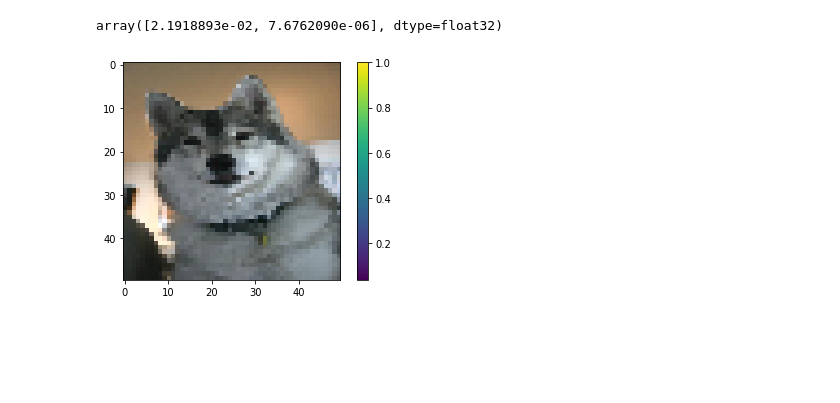
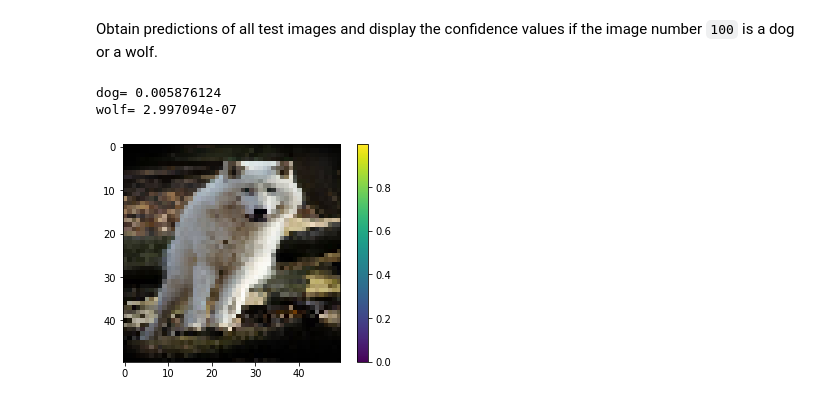
Before and after one commit to PatrikHubster/wolf-vs-wolfhound, a Jupyter notebook: wolf-vs-wolfhound.ipynb, the cells around one changed output. Cells and saved outputs as stored; diff of their text form; code cells hidden in the pictures; blank space fills up the shorter version.

```diff
--- a/wolf-vs-wolfhound.ipynb
+++ b/wolf-vs-wolfhound.ipynb
@@ -65,6 +71,7 @@ model = keras.Sequential([
     keras.layers.Conv2D(32, (3, 3), activation='relu', input_shape=(scaler.height, scaler.width, 3), padding='same'),
     keras.layers.MaxPooling2D((2,2)),
     keras.layers.Conv2D(32, (3, 3), activation='relu'),
+    keras.layers.MaxPooling2D((2,2)),
     keras.layers.Flatten(input_shape=(scaler.height, scaler.width, 3)),
     keras.layers.Dense(64, activation='relu'),
     keras.layers.Dense(2, activation='sigmoid')
@@ -73,3 +80,5 @@ model = keras.Sequential([
 model.compile(optimizer='adam',
               loss='sparse_categorical_crossentropy',
               metrics=['accuracy'])
+
+model.summary()
@@ -103,12 +128,17 @@ predictions = model.predict(train_images)
-# %%
-predictions[700]
-# %% [output]
-array([2.1918893e-02, 7.6762090e-06], dtype=float32)
+# %% [markdown]
+Obtain predictions of all test images and display the confidence values
+if the image number `100` is a dog or a wolf.
 # %%
+id = 100
+predictions = model.predict(test_images)
+print('dog=',predictions[id][1])
+print('wolf=',predictions[id][0])
 plt.figure()
-plt.imshow(train_images[700])
+plt.imshow(test_images[id])
 plt.colorbar()
 plt.grid(False)
 plt.show()
 # %% [output]
+dog= 0.005876124
+wolf= 2.997094e-07
-[figure, old version]
+[figure, new version]
```
Also changed, not shown: parts of 20 cells of this notebook.
